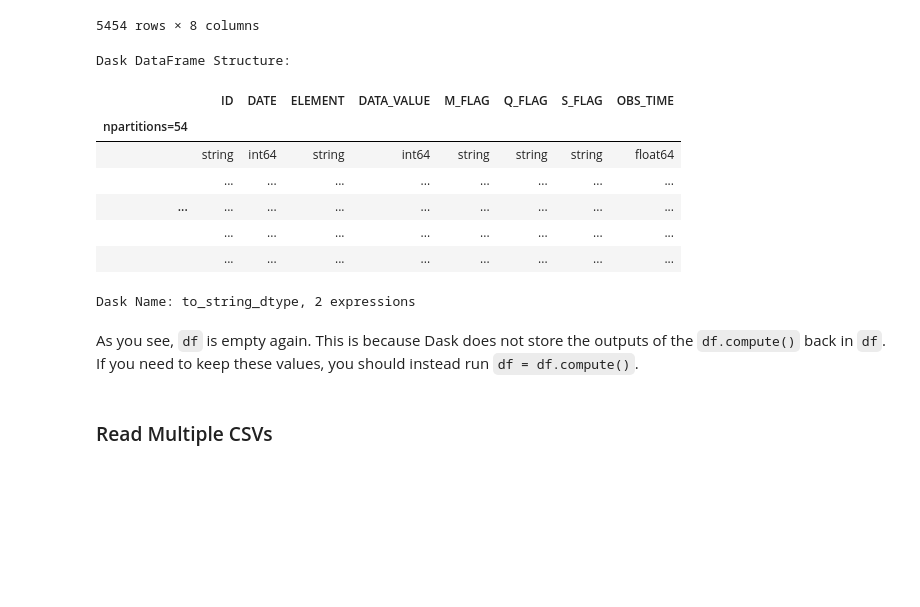
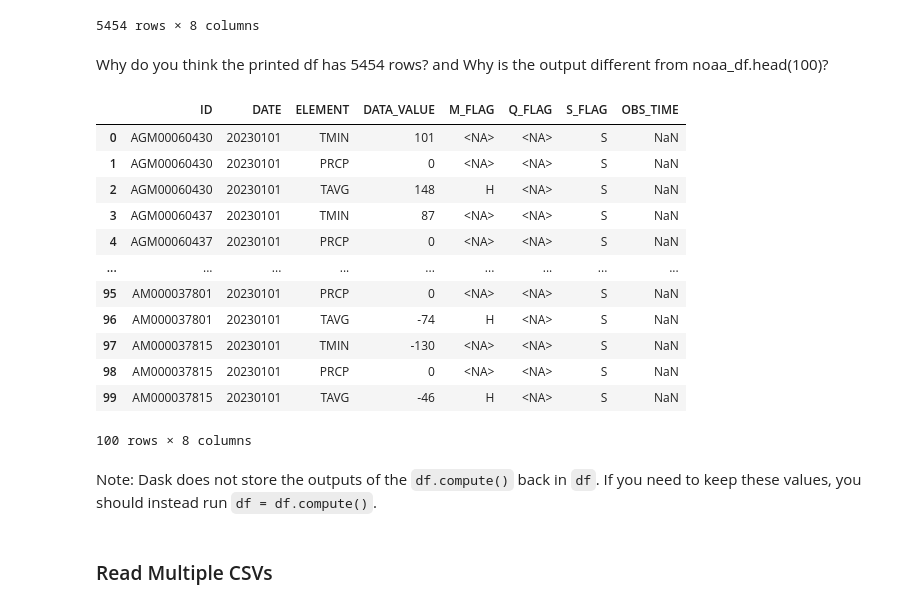
Before and after one commit to HamedAlemo/dask-tutorial, a Jupyter notebook: notebooks/03_dask_dataframe.ipynb, the cells around one changed output. Cells and saved outputs as stored; diff of their text form; code cells hidden in the pictures; blank space fills up the shorter version.

```diff
--- a/notebooks/03_dask_dataframe.ipynb
+++ b/notebooks/03_dask_dataframe.ipynb
@@ -118,7 +120,7 @@ noaa_df.npartitions
 # %% [markdown]
 To change the number of partitions you need to define the `blocksize` in the `read_csv` function:
 # %%
-noaa_df = dd.read_csv("../data/2023.csv", dtype = {"Q_FLAG" : "object"}, blocksize=25e6)
+noaa_df = dd.read_csv("../data/2023.csv", dtype = {"Q_FLAG" : "string"}, blocksize=25e6)
 # %%
 noaa_df.npartitions
 # %% [output]
@@ -146,20 +148,26 @@ noaa_df.loc[:100, :].compute()
 | 99 | US1MDAA0065 | 20231224 | SNWD | 0 | <NA> | <NA> | N | 645.0 |
 | 100 | US1MDAA0065 | 20231224 | WESD | 0 | <NA> | <NA> | N | 645.0 |
 5454 rows × 8 columns
-# %%
-noaa_df
-# %% [output]
-Dask DataFrame Structure:
-|  | ID | DATE | ELEMENT | DATA_VALUE | M_FLAG | Q_FLAG | S_FLAG | OBS_TIME |
-| npartitions=54 |  |  |  |  |  |  |  |  |
-|  | string | int64 | string | int64 | string | string | string | float64 |
-|  | ... | ... | ... | ... | ... | ... | ... | ... |
-| ... | ... | ... | ... | ... | ... | ... | ... | ... |
-|  | ... | ... | ... | ... | ... | ... | ... | ... |
-|  | ... | ... | ... | ... | ... | ... | ... | ... |
-Dask Name: to_string_dtype, 2 expressions
+# %% [markdown]
+Why do you think the printed df has 5454 rows? and Why is the output different from noaa_df.head(100)?
+# %%
+noaa_df.head(100)
+# %% [output]
+|  | ID | DATE | ELEMENT | DATA_VALUE | M_FLAG | Q_FLAG | S_FLAG | OBS_TIME |
+| 0 | AGM00060430 | 20230101 | TMIN | 101 | <NA> | <NA> | S | NaN |
+| 1 | AGM00060430 | 20230101 | PRCP | 0 | <NA> | <NA> | S | NaN |
+| 2 | AGM00060430 | 20230101 | TAVG | 148 | H | <NA> | S | NaN |
+| 3 | AGM00060437 | 20230101 | TMIN | 87 | <NA> | <NA> | S | NaN |
+| 4 | AGM00060437 | 20230101 | PRCP | 0 | <NA> | <NA> | S | NaN |
+| ... | ... | ... | ... | ... | ... | ... | ... | ... |
+| 95 | AM000037801 | 20230101 | PRCP | 0 | <NA> | <NA> | S | NaN |
+| 96 | AM000037801 | 20230101 | TAVG | -74 | H | <NA> | S | NaN |
+| 97 | AM000037815 | 20230101 | TMIN | -130 | <NA> | <NA> | S | NaN |
+| 98 | AM000037815 | 20230101 | PRCP | 0 | <NA> | <NA> | S | NaN |
+| 99 | AM000037815 | 20230101 | TAVG | -46 | H | <NA> | S | NaN |
+100 rows × 8 columns
 # %% [markdown]
-As you see, `df` is empty again. This is because Dask does not store the outputs of the `df.compute()` back in `df`. If you need to keep these values, you should instead run `df = df.compute()`.
+Note: Dask does not store the outputs of the `df.compute()` back in `df`. If you need to keep these values, you should instead run `df = df.compute()`.
 # %% [markdown]
 ### Read Multiple CSVs
 # %% [markdown]
```
Also changed, not shown: parts of 15 cells of this notebook.
